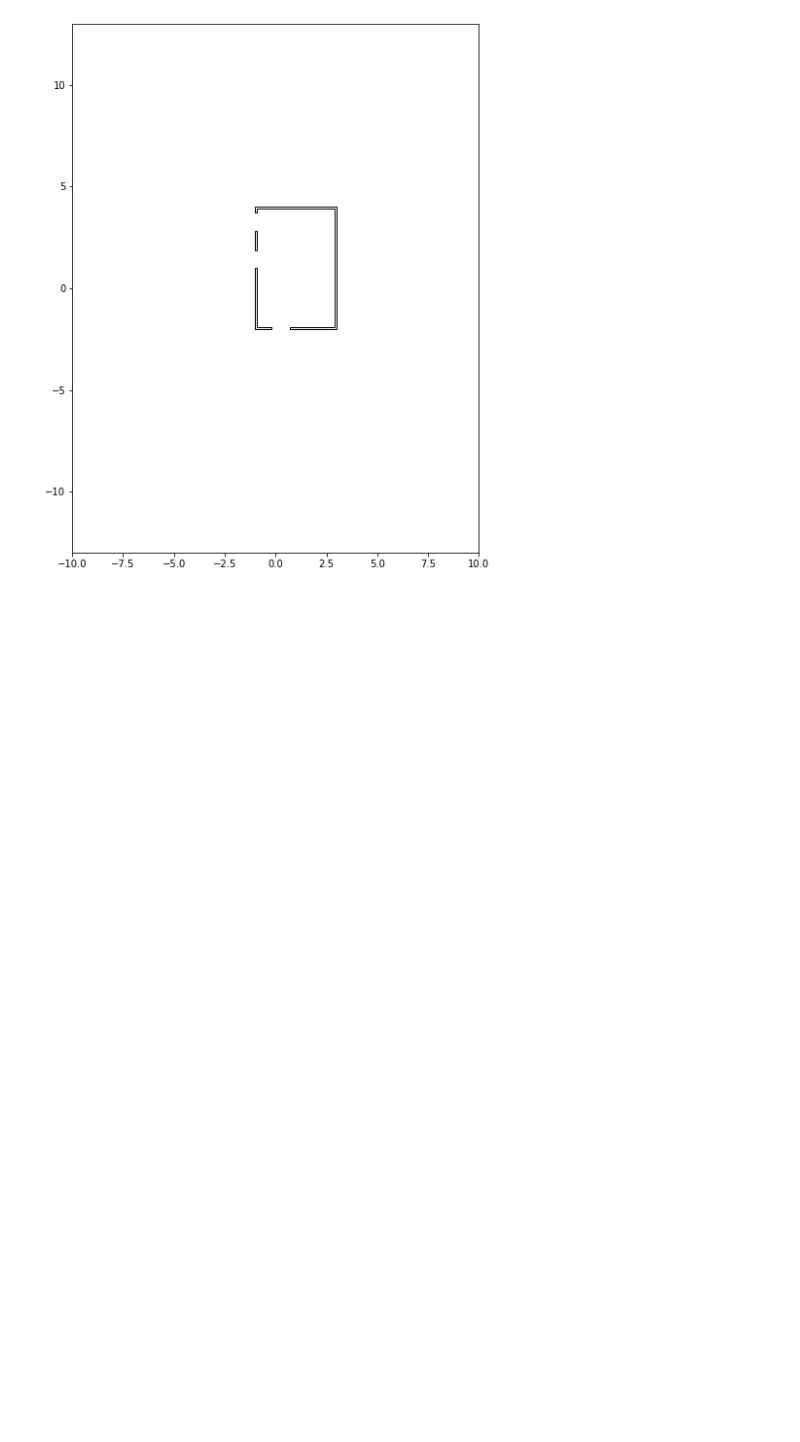
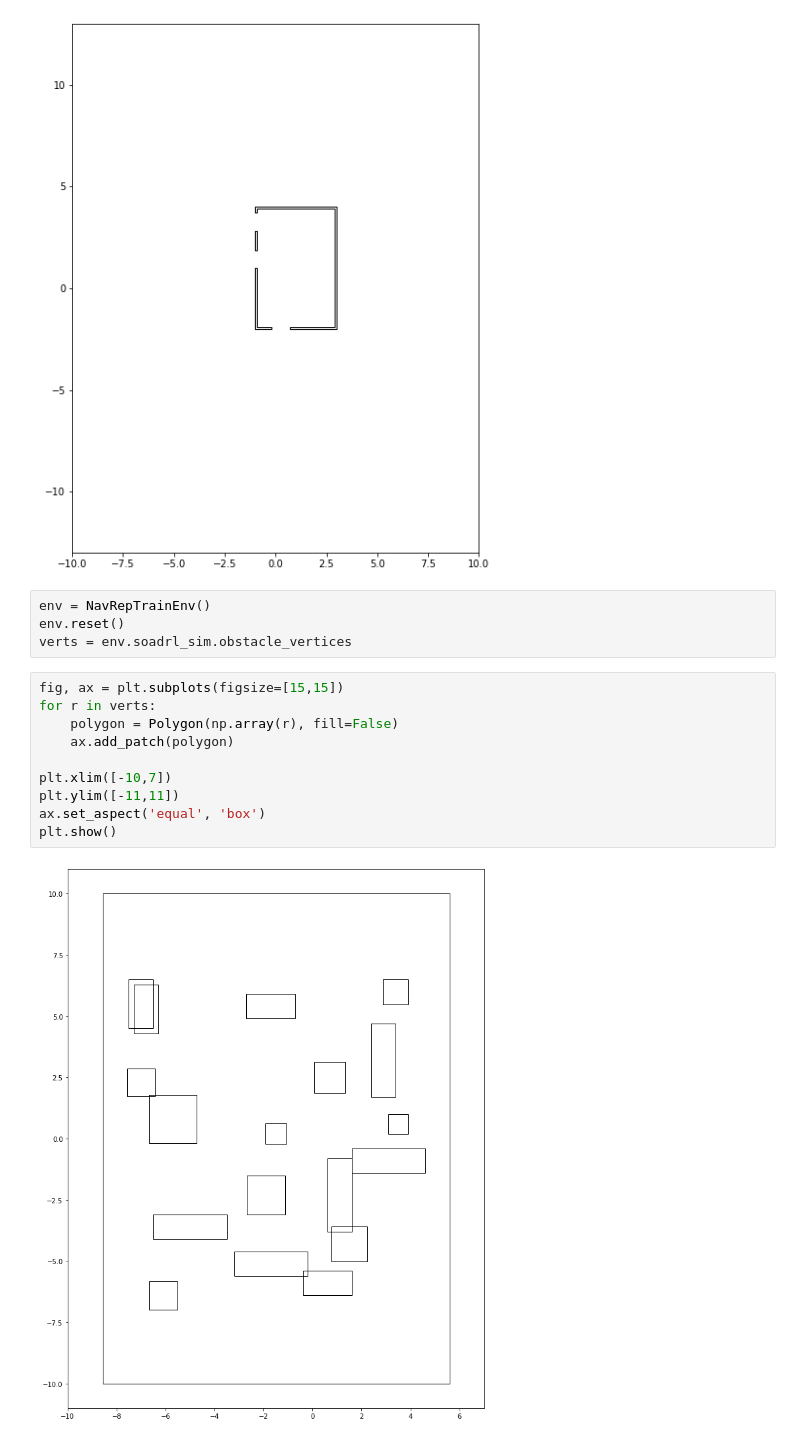
Before and after one commit to Makuh17/navrep, a Jupyter notebook: jupyter_tests/Room generation.ipynb, the cells around one changed output. Drawn from its saved outputs; the diff is of its cells as text; blank space fills up the shorter version.

```diff
--- a/jupyter_tests/Room generation.ipynb
+++ b/jupyter_tests/Room generation.ipynb
@@ -127,3 +129,19 @@ ax.set_aspect('equal', 'box')
 plt.show()
 # %% [output]
 [figure]
+# %%
+env = NavRepTrainEnv()
+env.reset()
+verts = env.soadrl_sim.obstacle_vertices
+# %%
+fig, ax = plt.subplots(figsize=[15,15])
+for r in verts:
+    polygon = Polygon(np.array(r), fill=False)
+    ax.add_patch(polygon)
+
+plt.xlim([-10,7])
+plt.ylim([-11,11])
+ax.set_aspect('equal', 'box')
+plt.show()
+# %% [output]
+[figure, added]
```
Also changed, not shown: parts of 5 cells of this notebook.
